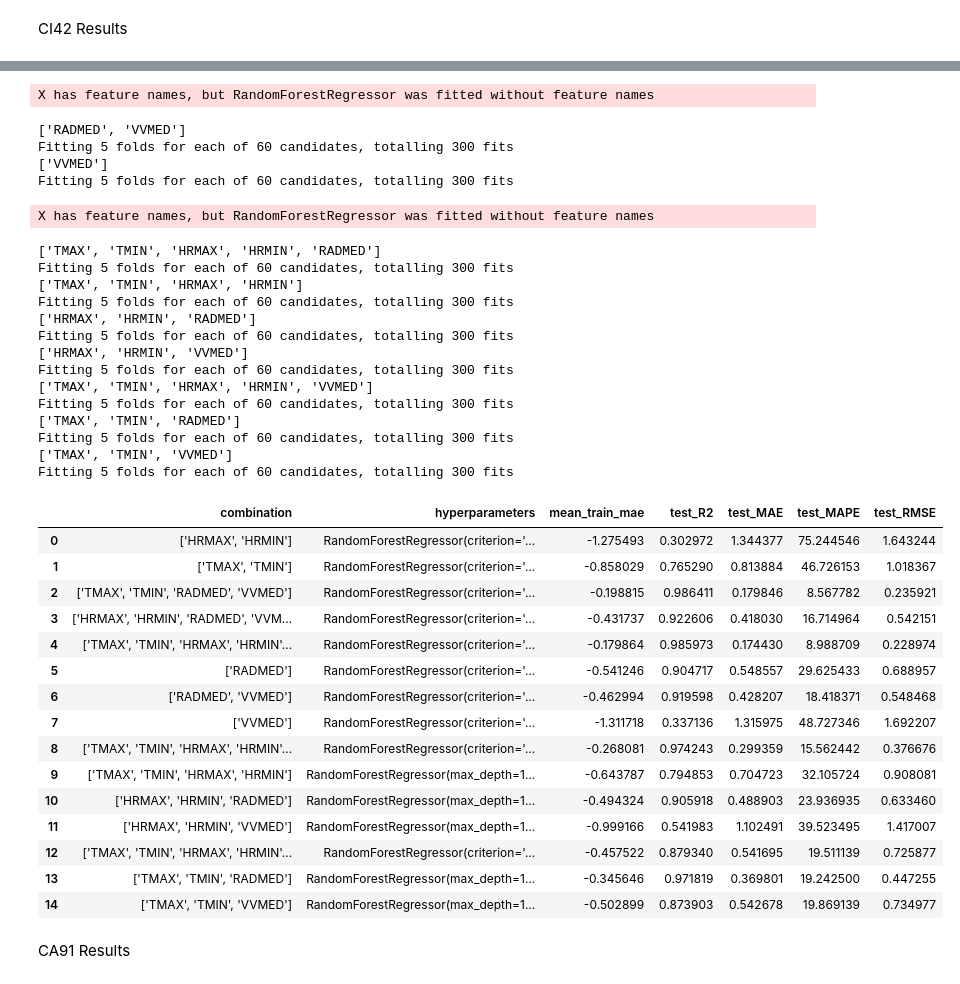
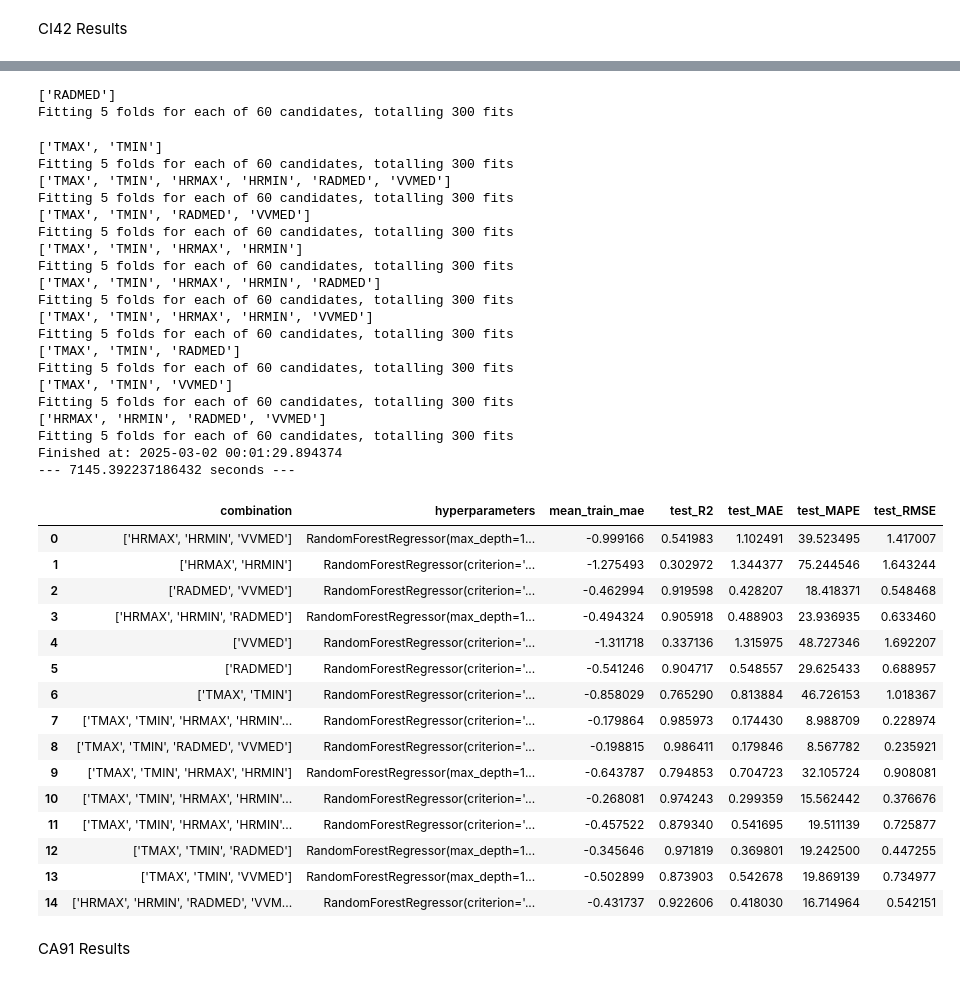
Before and after one commit to yuye188/ML_ET0_Spain, a Jupyter notebook: createStandarMLmodels.ipynb, the cells around one changed output, grey strips where cells are left out. Cells and saved outputs as stored; diff of their text form; code cells hidden in the pictures.

```diff
--- a/createStandarMLmodels.ipynb
+++ b/createStandarMLmodels.ipynb
@@ -18,7 +19,7 @@ tf.random.set_seed(123)
 # Model training
 # %%
 # Select station to train the models
-stationCode = 'CR12'
+stationCode = 'CA91'
 stationPath = './all data murcia/' + stationCode + '.csv'
 # %%
 def convertirComa(x):
@@ -547,6 +577,10 @@ from sklearn.model_selection import RandomizedSearchCV
 from sklearn.ensemble import RandomForestRegressor
 from sklearn.metrics import  mean_absolute_error, mean_squared_error, mean_absolute_percentage_error
 
+
+print(stationCode)
+start_time = time.time()
+print('Starts at:', datetime.datetime.now())
 
 # define search space
 param_vals = {'max_depth': range(2, 200, 2),
@@ -595,6 +629,9 @@ for comb in all_combinations:
 
     all_medidas_rf.append(medidas)
 
+print('Finished at:', datetime.datetime.now())
+print("--- %s seconds ---" % (time.time() - start_time))
+
 all_medidas_rf = pd.DataFrame(all_medidas_rf, columns=['combination', 'hyperparameters', 'mean_train_mae', 'test_R2', 'test_MAE', 'test_MAPE', 'test_RMSE'])
 all_medidas_rf
 # %% [output]
@@ -613,39 +650,41 @@ Fitting 5 folds for each of 60 candidates, totalling 300 fits
-X has feature names, but RandomForestRegressor was fitted without feature names
+['RADMED']
+Fitting 5 folds for each of 60 candidates, totalling 300 fits
-['RADMED', 'VVMED']
+['TMAX', 'TMIN']
 Fitting 5 folds for each of 60 candidates, totalling 300 fits
-['VVMED']
+['TMAX', 'TMIN', 'HRMAX', 'HRMIN', 'RADMED', 'VVMED']
 Fitting 5 folds for each of 60 candidates, totalling 300 fits
+['TMAX', 'TMIN', 'RADMED', 'VVMED']
+Fitting 5 folds for each of 60 candidates, totalling 300 fits
+['TMAX', 'TMIN', 'HRMAX', 'HRMIN']
+Fitting 5 folds for each of 60 candidates, totalling 300 fits
+['TMAX', 'TMIN', 'HRMAX', 'HRMIN', 'RADMED']
+Fitting 5 folds for each of 60 candidates, totalling 300 fits
+['TMAX', 'TMIN', 'HRMAX', 'HRMIN', 'VVMED']
+Fitting 5 folds for each of 60 candidates, totalling 300 fits
+['TMAX', 'TMIN', 'RADMED']
+Fitting 5 folds for each of 60 candidates, totalling 300 fits
+['TMAX', 'TMIN', 'VVMED']
+Fitting 5 folds for each of 60 candidates, totalling 300 fits
+['HRMAX', 'HRMIN', 'RADMED', 'VVMED']
+Fitting 5 folds for each of 60 candidates, totalling 300 fits
+Finished at: 2025-03-02 00:01:29.894374
+--- 7145.392237186432 seconds ---
-X has feature names, but RandomForestRegressor was fitted without feature names
-['TMAX', 'TMIN', 'HRMAX', 'HRMIN', 'RADMED']
-Fitting 5 folds for each of 60 candidates, totalling 300 fits
-['TMAX', 'TMIN', 'HRMAX', 'HRMIN']
-Fitting 5 folds for each of 60 candidates, totalling 300 fits
-['HRMAX', 'HRMIN', 'RADMED']
-Fitting 5 folds for each of 60 candidates, totalling 300 fits
-['HRMAX', 'HRMIN', 'VVMED']
-Fitting 5 folds for each of 60 candidates, totalling 300 fits
-['TMAX', 'TMIN', 'HRMAX', 'HRMIN', 'VVMED']
-Fitting 5 folds for each of 60 candidates, totalling 300 fits
-['TMAX', 'TMIN', 'RADMED']
-Fitting 5 folds for each of 60 candidates, totalling 300 fits
-['TMAX', 'TMIN', 'VVMED']
-Fitting 5 folds for each of 60 candidates, totalling 300 fits
 |  | combination | hyperparameters | mean_train_mae | test_R2 | test_MAE | test_MAPE | test_RMSE |
-| 0 | ['HRMAX', 'HRMIN'] | RandomForestRegressor(criterion='... | -1.275493 | 0.302972 | 1.344377 | 75.244546 | 1.643244 |
-| 1 | ['TMAX', 'TMIN'] | RandomForestRegressor(criterion='... | -0.858029 | 0.765290 | 0.813884 | 46.726153 | 1.018367 |
-| 2 | ['TMAX', 'TMIN', 'RADMED', 'VVMED'] | RandomForestRegressor(criterion='... | -0.198815 | 0.986411 | 0.179846 | 8.567782 | 0.235921 |
-| 3 | ['HRMAX', 'HRMIN', 'RADMED', 'VVM... | RandomForestRegressor(criterion='... | -0.431737 | 0.922606 | 0.418030 | 16.714964 | 0.542151 |
-| 4 | ['TMAX', 'TMIN', 'HRMAX', 'HRMIN'... | RandomForestRegressor(criterion='... | -0.179864 | 0.985973 | 0.174430 | 8.988709 | 0.228974 |
+| 0 | ['HRMAX', 'HRMIN', 'VVMED'] | RandomForestRegressor(max_depth=1... | -0.999166 | 0.541983 | 1.102491 | 39.523495 | 1.417007 |
+| 1 | ['HRMAX', 'HRMIN'] | RandomForestRegressor(criterion='... | -1.275493 | 0.302972 | 1.344377 | 75.244546 | 1.643244 |
+| 2 | ['RADMED', 'VVMED'] | RandomForestRegressor(criterion='... | -0.462994 | 0.919598 | 0.428207 | 18.418371 | 0.548468 |
+| 3 | ['HRMAX', 'HRMIN', 'RADMED'] | RandomForestRegressor(max_depth=1... | -0.494324 | 0.905918 | 0.488903 | 23.936935 | 0.633460 |
+| 4 | ['VVMED'] | RandomForestRegressor(criterion='... | -1.311718 | 0.337136 | 1.315975 | 48.727346 | 1.692207 |
 | 5 | ['RADMED'] | RandomForestRegressor(criterion='... | -0.541246 | 0.904717 | 0.548557 | 29.625433 | 0.688957 |
-| 6 | ['RADMED', 'VVMED'] | RandomForestRegressor(criterion='... | -0.462994 | 0.919598 | 0.428207 | 18.418371 | 0.548468 |
-| 7 | ['VVMED'] | RandomForestRegressor(criterion='... | -1.311718 | 0.337136 | 1.315975 | 48.727346 | 1.692207 |
-| 8 | ['TMAX', 'TMIN', 'HRMAX', 'HRMIN'... | RandomForestRegressor(criterion='... | -0.268081 | 0.974243 | 0.299359 | 15.562442 | 0.376676 |
+| 6 | ['TMAX', 'TMIN'] | RandomForestRegressor(criterion='... | -0.858029 | 0.765290 | 0.813884 | 46.726153 | 1.018367 |
+| 7 | ['TMAX', 'TMIN', 'HRMAX', 'HRMIN'... | RandomForestRegressor(criterion='... | -0.179864 | 0.985973 | 0.174430 | 8.988709 | 0.228974 |
+| 8 | ['TMAX', 'TMIN', 'RADMED', 'VVMED'] | RandomForestRegressor(criterion='... | -0.198815 | 0.986411 | 0.179846 | 8.567782 | 0.235921 |
 | 9 | ['TMAX', 'TMIN', 'HRMAX', 'HRMIN'] | RandomForestRegressor(max_depth=1... | -0.643787 | 0.794853 | 0.704723 | 32.105724 | 0.908081 |
-| 10 | ['HRMAX', 'HRMIN', 'RADMED'] | RandomForestRegressor(max_depth=1... | -0.494324 | 0.905918 | 0.488903 | 23.936935 | 0.633460 |
-| 11 | ['HRMAX', 'HRMIN', 'VVMED'] | RandomForestRegressor(max_depth=1... | -0.999166 | 0.541983 | 1.102491 | 39.523495 | 1.417007 |
-| 12 | ['TMAX', 'TMIN', 'HRMAX', 'HRMIN'... | RandomForestRegressor(criterion='... | -0.457522 | 0.879340 | 0.541695 | 19.511139 | 0.725877 |
-| 13 | ['TMAX', 'TMIN', 'RADMED'] | RandomForestRegressor(max_depth=1... | -0.345646 | 0.971819 | 0.369801 | 19.242500 | 0.447255 |
-| 14 | ['TMAX', 'TMIN', 'VVMED'] | RandomForestRegressor(max_depth=1... | -0.502899 | 0.873903 | 0.542678 | 19.869139 | 0.734977 |
+| 10 | ['TMAX', 'TMIN', 'HRMAX', 'HRMIN'... | RandomForestRegressor(criterion='... | -0.268081 | 0.974243 | 0.299359 | 15.562442 | 0.376676 |
+| 11 | ['TMAX', 'TMIN', 'HRMAX', 'HRMIN'... | RandomForestRegressor(criterion='... | -0.457522 | 0.879340 | 0.541695 | 19.511139 | 0.725877 |
+| 12 | ['TMAX', 'TMIN', 'RADMED'] | RandomForestRegressor(max_depth=1... | -0.345646 | 0.971819 | 0.369801 | 19.242500 | 0.447255 |
+| 13 | ['TMAX', 'TMIN', 'VVMED'] | RandomForestRegressor(max_depth=1... | -0.502899 | 0.873903 | 0.542678 | 19.869139 | 0.734977 |
+| 14 | ['HRMAX', 'HRMIN', 'RADMED', 'VVM... | RandomForestRegressor(criterion='... | -0.431737 | 0.922606 | 0.418030 | 16.714964 | 0.542151 |
 # %% [markdown]
 CA91 Results
 # %%
```
Also changed, not shown: parts of 14 cells of this notebook, 3 other files.
